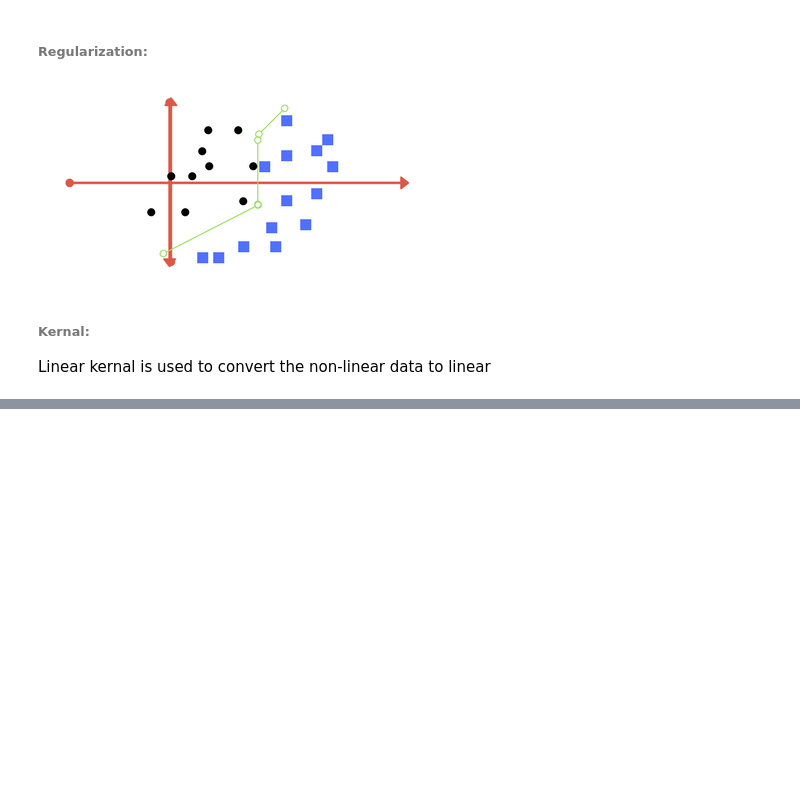
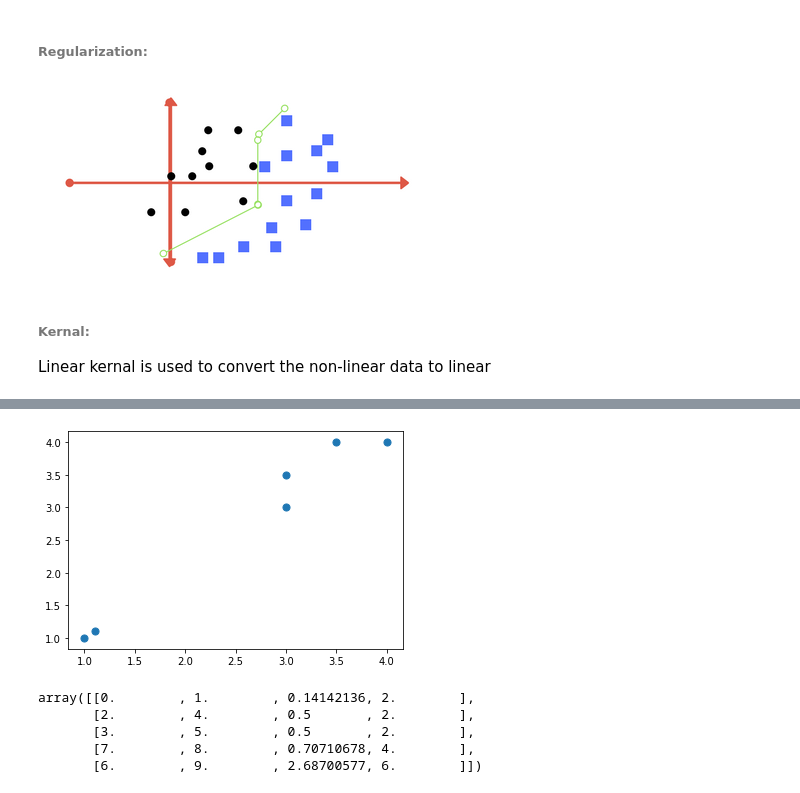
Before and after one commit to SudhakarCN/JPA_Machine_Learning, a Jupyter notebook: AI-vanilla.ipynb, the cells around one changed output, grey strips where cells are left out. Drawn from its saved outputs; the diff is of its cells as text; code cells hidden in the pictures; blank space fills up the shorter version.

```diff
--- a/AI-vanilla.ipynb
+++ b/AI-vanilla.ipynb
@@ -1805,0 +1294,16 @@ array([2])
+# %%
+x=np.array([[1,1],[1.1,1.1],[3,3],[4,4],[3,3.5],[3.5,4]])
+# %%
+plt.scatter(x[:,0],x[:,1],s=50)
+plt.show()
+# %% [output]
+[figure, added]
+# %%
+linkage_matrix=linkage(x,"single")
+linkage_matrix
+# %% [output]
+array([[0.        , 1.        , 0.14142136, 2.        ],
+       [2.        , 4.        , 0.5       , 2.        ],
+       [3.        , 5.        , 0.5       , 2.        ],
+       [7.        , 8.        , 0.70710678, 4.        ],
+       [6.        , 9.        , 2.68700577, 6.        ]])
```
Also changed, not shown: parts of 210 cells of this notebook.
